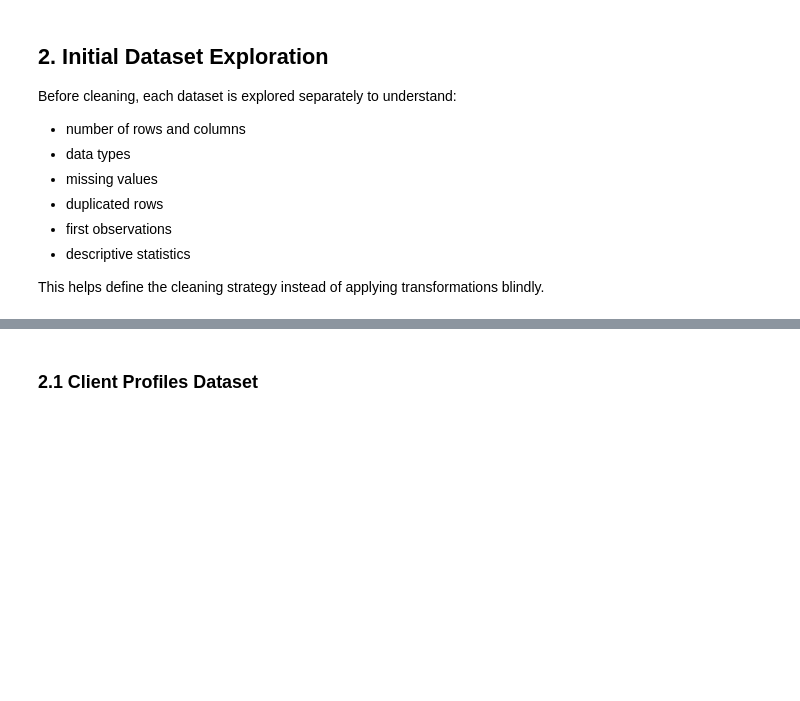
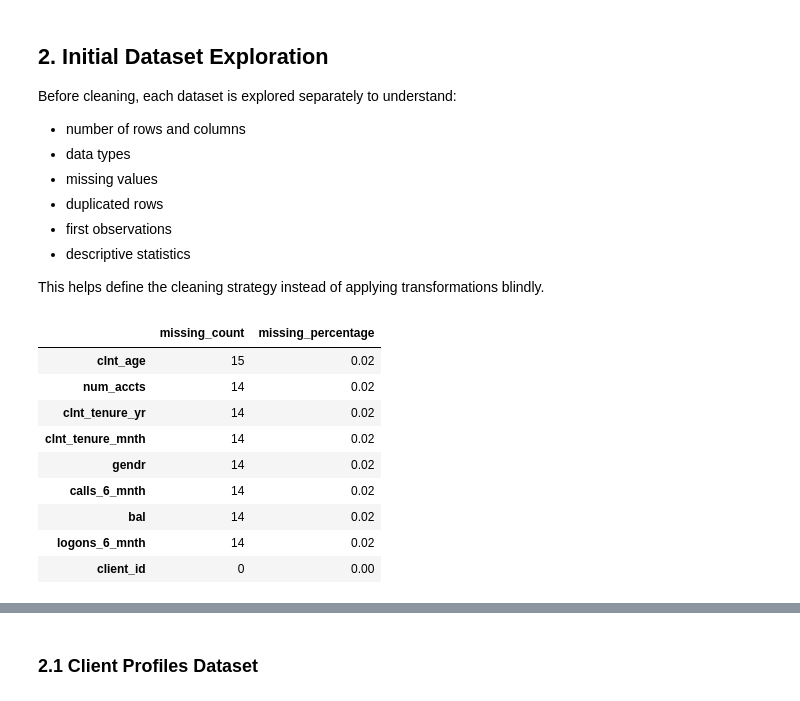
Before and after one commit to estefaniabarrosa/CX_Vanguard_Project, a Jupyter notebook: data_cleaning_initial_exploration.ipynb, the cells around one changed output, grey strips where cells are left out. Drawn from its saved outputs; the diff is of its cells as text; code cells hidden in the pictures; blank space fills up the shorter version.

```diff
--- a/data_cleaning_initial_exploration.ipynb
+++ b/data_cleaning_initial_exploration.ipynb
@@ -110,2 +105,18 @@ def explore_dataset(df, dataset_name):
     print("\nDuplicated rows:")
     print(df.duplicated().sum())
+# %%
+missing_demo.sort_values(
+    by="missing_percentage",
+    ascending=False
+)
+# %% [output]
+|  | missing_count | missing_percentage |
+| clnt_age | 15 | 0.02 |
+| num_accts | 14 | 0.02 |
+| clnt_tenure_yr | 14 | 0.02 |
+| clnt_tenure_mnth | 14 | 0.02 |
+| gendr | 14 | 0.02 |
+| calls_6_mnth | 14 | 0.02 |
+| bal | 14 | 0.02 |
+| logons_6_mnth | 14 | 0.02 |
+| client_id | 0 | 0.00 |
```
Also changed, not shown: parts of 22 cells of this notebook, 4 other files.
